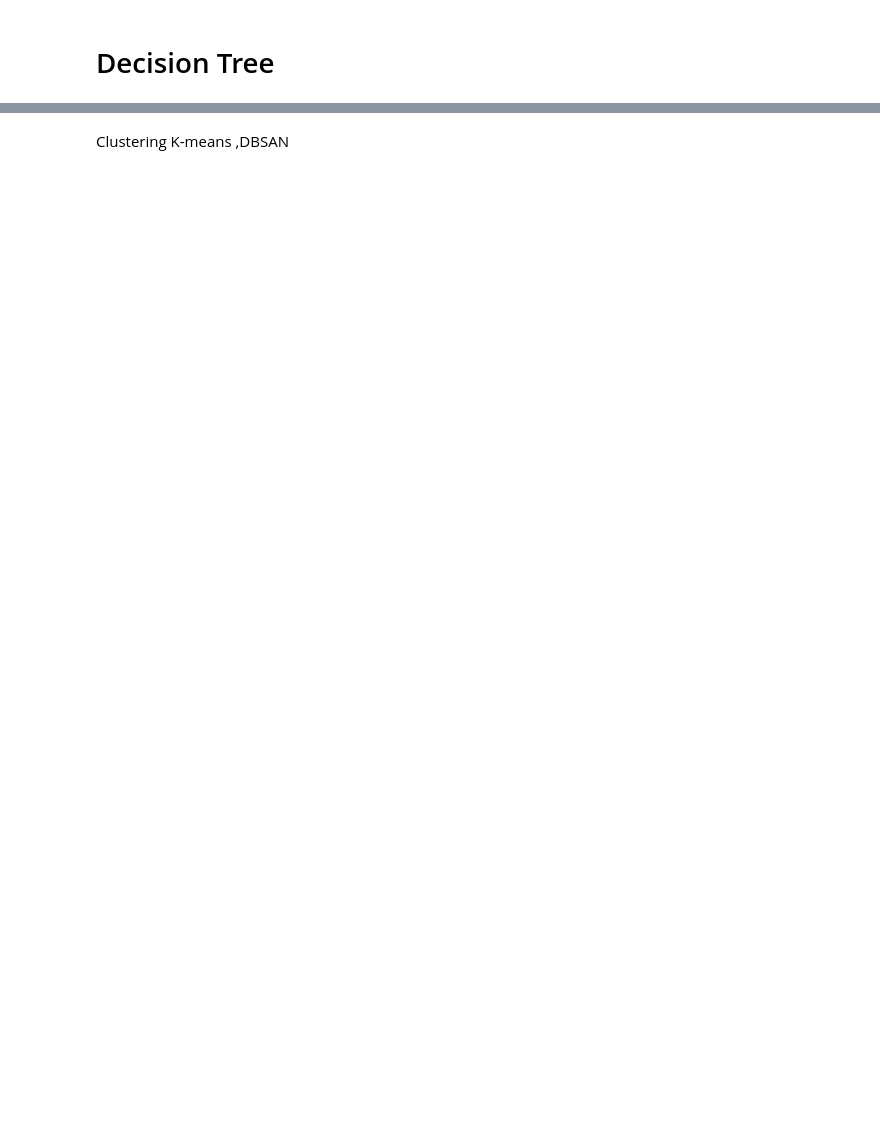
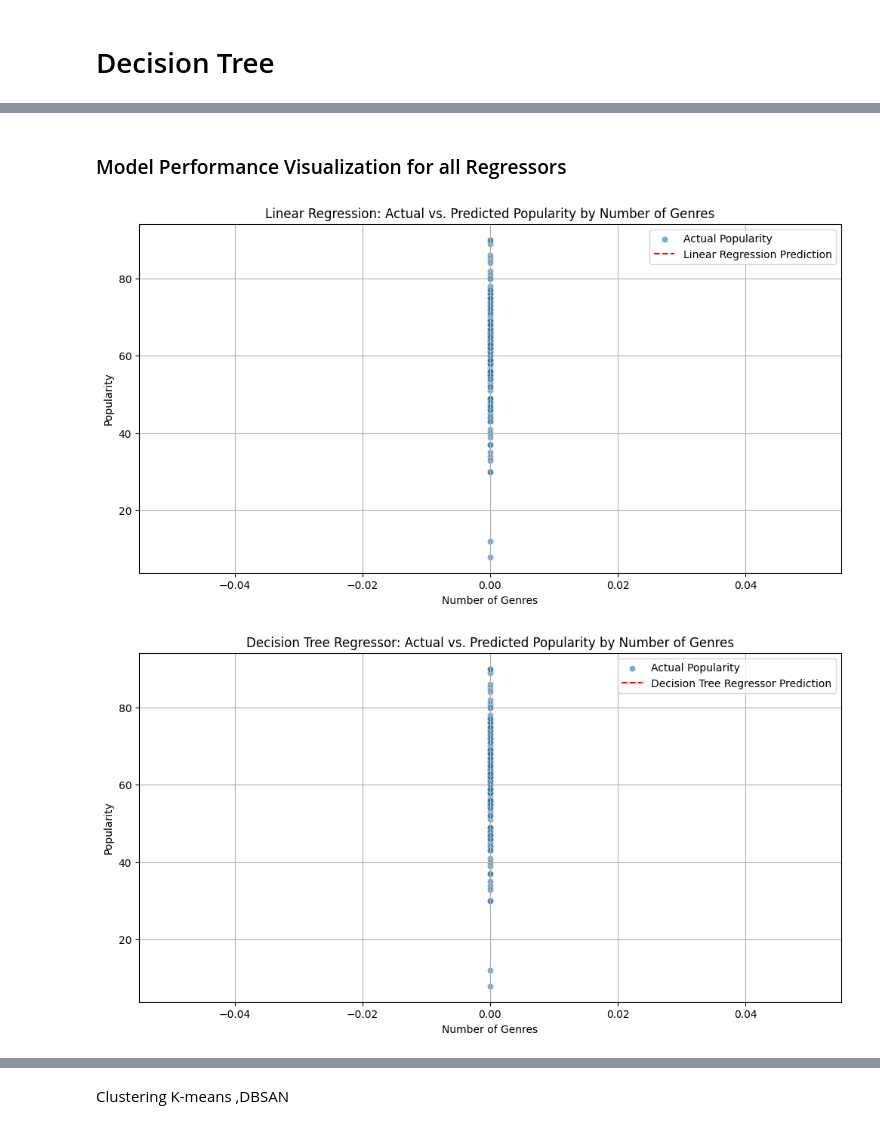
Before and after one commit to aljoharas/datascience, a Jupyter notebook: spotifyproject.ipynb, the cells around one changed output, grey strips where cells are left out. Cells and saved outputs as stored; diff of their text form; code cells hidden in the pictures; blank space fills up the shorter version.

```diff
--- a/spotifyproject.ipynb
+++ b/spotifyproject.ipynb
@@ -565,11 +746,12 @@ from sklearn.tree import DecisionTreeRegressor
 from sklearn.preprocessing import StandardScaler
 from sklearn.pipeline import make_pipeline
 from sklearn.metrics import mean_absolute_error, mean_squared_error
+import ast
+import numpy as np # Import numpy for np.sqrt
 
 # -----------------------------
 # 1. Clean genres column
 # -----------------------------
-import ast
 def safe_parse(x):
     try:
         return ast.literal_eval(x)
@@ -611,7 +793,7 @@ for name, model in models.items():
 
     mae = mean_absolute_error(y_test, pred)
     mse = mean_squared_error(y_test, pred)
-    rmse = mean_squared_error(y_test, pred, squared=False)
+    rmse = np.sqrt(mse) # Calculate RMSE by taking the square root of MSE
 
     print(f"=== {name} ===")
     print(f"MAE: {mae:.3f}")
@@ -619,0 +817,36 @@ for name, model in models.items():
+# %% [markdown]
+### Model Performance Visualization for all Regressors
+# %%
+import matplotlib.pyplot as plt
+import seaborn as sns
+
+# Re-predict for each model to get specific predictions for plotting
+models_preds = {}
+for name, model in models.items():
+    model.fit(X_train, y_train) # Ensure models are refitted in case of previous state changes
+    models_preds[name] = model.predict(X_test)
+
+# Create a common DataFrame for plotting
+plot_data_common = pd.DataFrame({
+    'Actual': y_test,
+    'num_genres': X_test['num_genres']
+})
+
+
+# Plotting for each model
+for name, predictions in models_preds.items():
+    plot_data = plot_data_common.copy()
+    plot_data[f'{name}_Prediction'] = predictions
+
+    plt.figure(figsize=(12, 6))
+    sns.scatterplot(x='num_genres', y='Actual', data=plot_data, label='Actual Popularity', alpha=0.6)
+    sns.lineplot(x='num_genres', y=f'{name}_Prediction', data=plot_data, color='red', linestyle='--', label=f'{name} Prediction')
+    plt.title(f'{name}: Actual vs. Predicted Popularity by Number of Genres')
+    plt.xlabel('Number of Genres')
+    plt.ylabel('Popularity')
+    plt.legend()
+    plt.grid(True)
+    plt.show()
+# %% [output]
+[figure, added]
+[figure, added]
```
Also changed, not shown: parts of 16 cells of this notebook.
